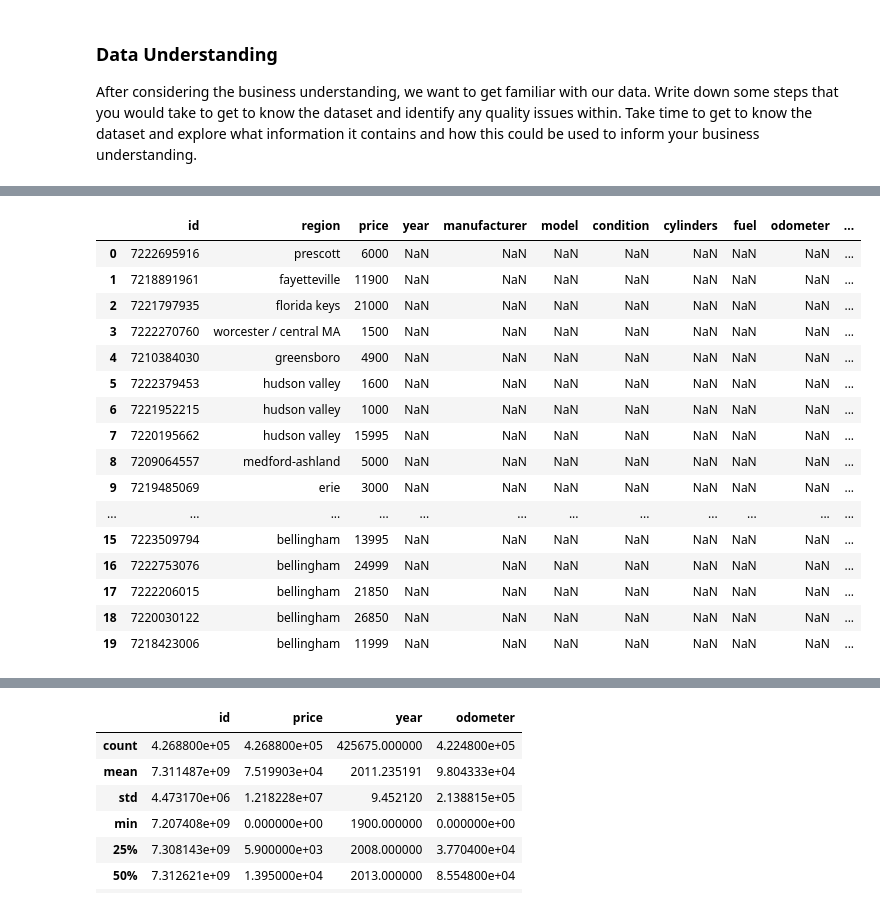
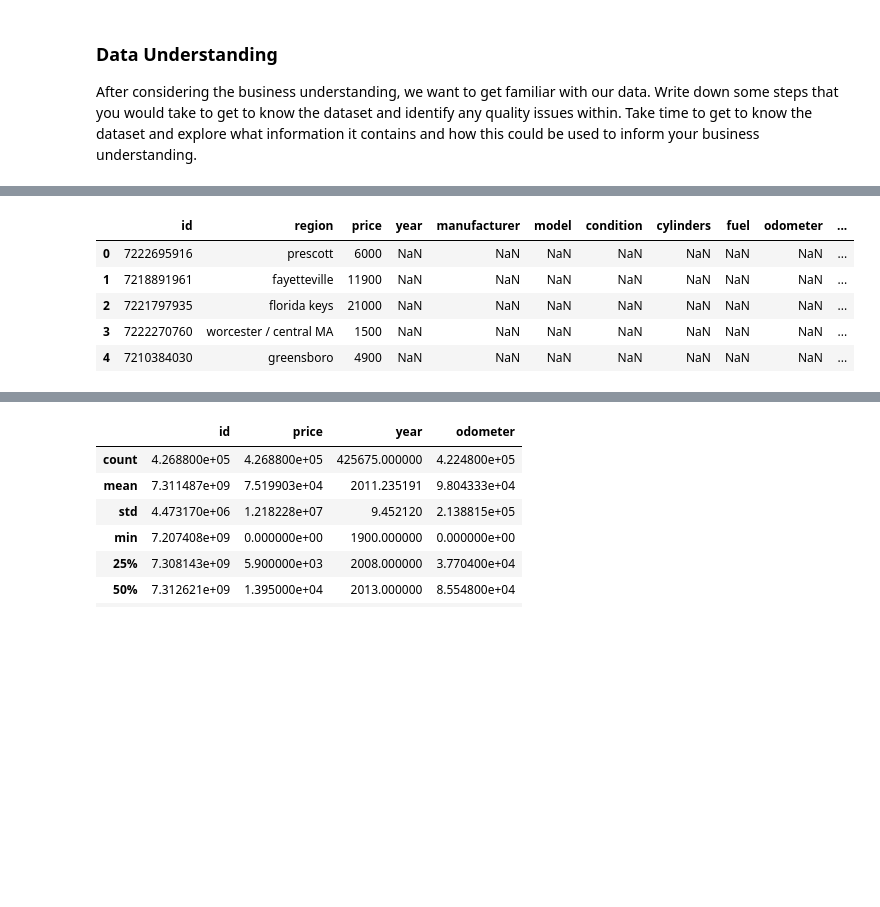
Before and after one commit to AriAlas/ml-price-of-car-analysis, a Jupyter notebook: practical_application_II_starter/what-drives-the-price-of-a-car.ipynb, the cells around one changed output, grey strips where cells are left out. Saved outputs shown, nothing was run; the diff lists cells and outputs as text; code cells hidden in the pictures; blank space fills up the shorter version.

```diff
--- a/practical_application_II_starter/what-drives-the-price-of-a-car.ipynb
+++ b/practical_application_II_starter/what-drives-the-price-of-a-car.ipynb
@@ -46,41 +28,31 @@ Requirement already satisfied: packaging>=21.3 in /opt/anaconda3/lib/python3.12/
 # %%
 import pandas as pd
 import numpy as np
 import matplotlib.pyplot as plt
+import seaborn as sns
 from scipy.stats import randint
 from sklearn.experimental import enable_iterative_imputer
 from sklearn.impute       import IterativeImputer
 from sklearn.preprocessing import OneHotEncoder, OrdinalEncoder, PolynomialFeatures, StandardScaler
-from sklearn.model_selection import KFold, GridSearchCV, train_test_split, cross_val_score, RandomizedSearchCV
+from sklearn.model_selection import GridSearchCV, train_test_split, cross_val_score, RandomizedSearchCV
 from sklearn.pipeline      import Pipeline
 from sklearn.compose       import ColumnTransformer, TransformedTargetRegressor
 from sklearn.ensemble      import RandomForestRegressor, GradientBoostingRegressor
 from sklearn.linear_model     import LinearRegression, Ridge, Lasso
-from sklearn.utils import Tags
 from category_encoders import TargetEncoder
 from sklearn.metrics          import mean_squared_error
+from vininfo import Vin
 
 # Load data
 df = pd.read_csv('./data/vehicles.csv')
-df.head(20)
+df.head(5)
 # %% [output]
 |  | id | region | price | year | manufacturer | model | condition | cylinders | fuel | odometer | ... |
 | 0 | 7222695916 | prescott | 6000 | NaN | NaN | NaN | NaN | NaN | NaN | NaN | ... |
 | 1 | 7218891961 | fayetteville | 11900 | NaN | NaN | NaN | NaN | NaN | NaN | NaN | ... |
 | 2 | 7221797935 | florida keys | 21000 | NaN | NaN | NaN | NaN | NaN | NaN | NaN | ... |
 | 3 | 7222270760 | worcester / central MA | 1500 | NaN | NaN | NaN | NaN | NaN | NaN | NaN | ... |
 | 4 | 7210384030 | greensboro | 4900 | NaN | NaN | NaN | NaN | NaN | NaN | NaN | ... |
-| 5 | 7222379453 | hudson valley | 1600 | NaN | NaN | NaN | NaN | NaN | NaN | NaN | ... |
-| 6 | 7221952215 | hudson valley | 1000 | NaN | NaN | NaN | NaN | NaN | NaN | NaN | ... |
-| 7 | 7220195662 | hudson valley | 15995 | NaN | NaN | NaN | NaN | NaN | NaN | NaN | ... |
-| 8 | 7209064557 | medford-ashland | 5000 | NaN | NaN | NaN | NaN | NaN | NaN | NaN | ... |
-| 9 | 7219485069 | erie | 3000 | NaN | NaN | NaN | NaN | NaN | NaN | NaN | ... |
-| ... | ... | ... | ... | ... | ... | ... | ... | ... | ... | ... | ... |
-| 15 | 7223509794 | bellingham | 13995 | NaN | NaN | NaN | NaN | NaN | NaN | NaN | ... |
-| 16 | 7222753076 | bellingham | 24999 | NaN | NaN | NaN | NaN | NaN | NaN | NaN | ... |
-| 17 | 7222206015 | bellingham | 21850 | NaN | NaN | NaN | NaN | NaN | NaN | NaN | ... |
-| 18 | 7220030122 | bellingham | 26850 | NaN | NaN | NaN | NaN | NaN | NaN | NaN | ... |
-| 19 | 7218423006 | bellingham | 11999 | NaN | NaN | NaN | NaN | NaN | NaN | NaN | ... |
 # %%
 df.info()
 # %% [output]
```
Also changed, not shown: parts of 17 cells of this notebook, 1 other file.
